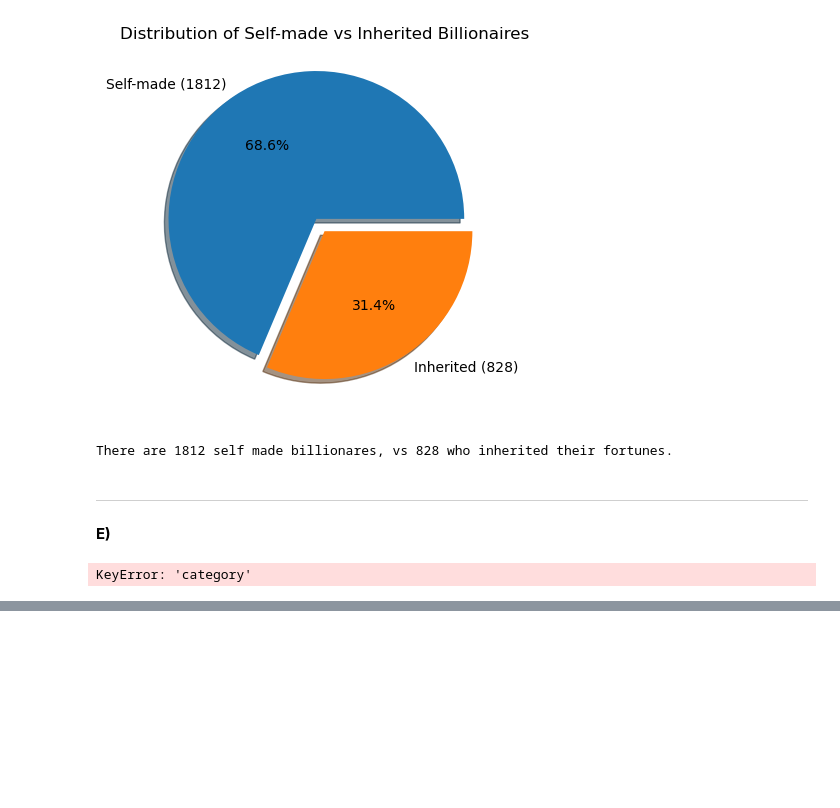
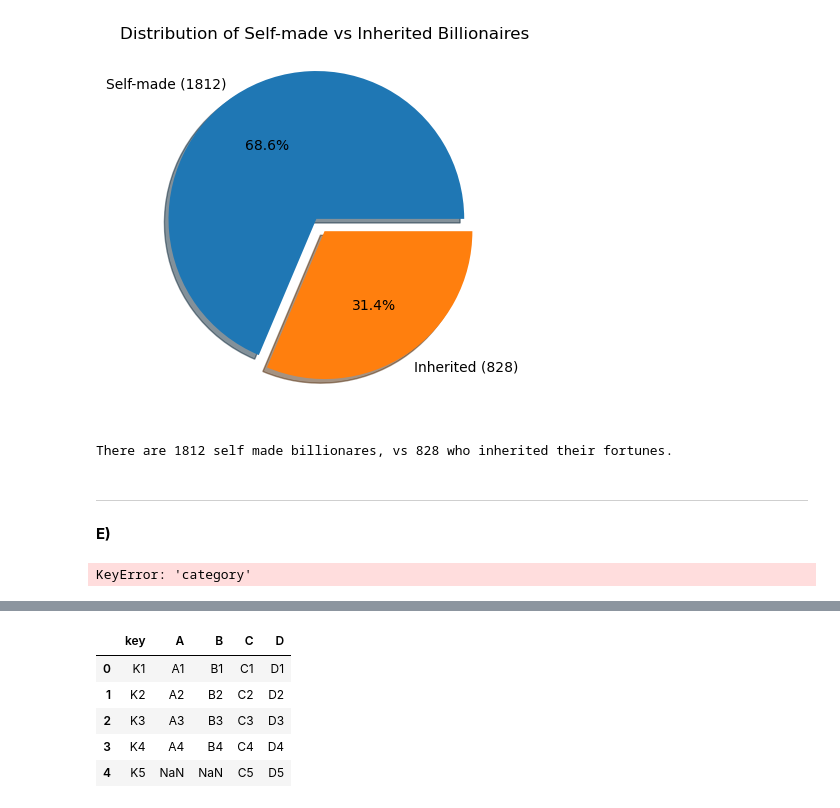
Before and after one commit to Jonaxor/Databehandling-AI24, a Jupyter notebook: Jones/E2_missing_aggregation.ipynb, the cells around one changed output, grey strips where cells are left out. Saved outputs shown, nothing was run; the diff lists cells and outputs as text; code cells hidden in the pictures; blank space fills up the shorter version.

```diff
--- a/Jones/E2_missing_aggregation.ipynb
+++ b/Jones/E2_missing_aggregation.ipynb
@@ -672,0 +706,10 @@ KeyError: 'category'
+# %%
+merged_right_df = pd.merge(left_df, right_df, on="key", how="right")
+merged_right_df
+# %% [output]
+|  | key | A | B | C | D |
+| 0 | K1 | A1 | B1 | C1 | D1 |
+| 1 | K2 | A2 | B2 | C2 | D2 |
+| 2 | K3 | A3 | B3 | C3 | D3 |
+| 3 | K4 | A4 | B4 | C4 | D4 |
+| 4 | K5 | NaN | NaN | C5 | D5 |
```
Also changed, not shown: parts of 4 cells of this notebook.
